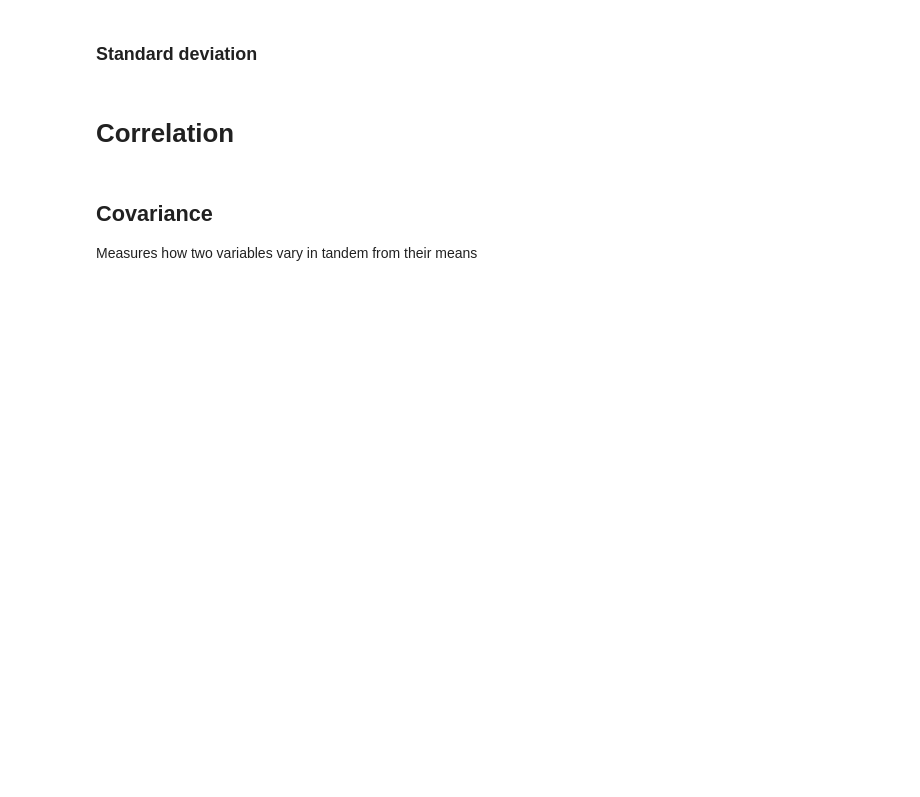
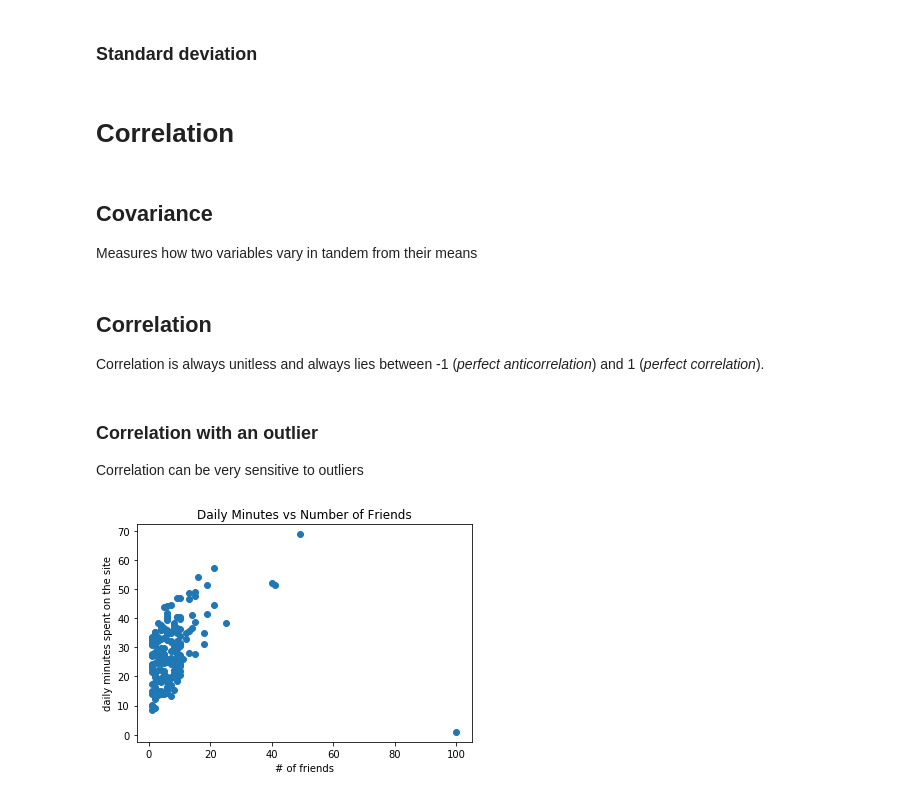
Before and after one commit to stigbd/dsfs, a Jupyter notebook: notebooks/Chapter_5_Statistics.ipynb, the cells around one changed output. Drawn from its saved outputs; the diff is of its cells as text; code cells hidden in the pictures; blank space fills up the shorter version.

```diff
--- a/notebooks/Chapter_5_Statistics.ipynb
+++ b/notebooks/Chapter_5_Statistics.ipynb
@@ -140,3 +137,6 @@ def covariance(xs: List[float], ys: List[float]) -> float:
 
 assert 22.42 < covariance(num_friends, daily_minutes) < 22.43
 assert 22.42 / 60 < covariance(num_friends, daily_hours) < 22.43 / 60
+# %% [markdown]
+## Correlation
+Correlation is always unitless and always lies between -1 (_perfect anticorrelation_) and 1 (_perfect correlation_).
@@ -142,0 +155,15 @@ assert 22.42 / 60 < covariance(num_friends, daily_hours) < 22.43 / 60
+# %% [markdown]
+### Correlation with an outlier
+Correlation can be very sensitive to outliers
+# %%
+# Plotting minutes per day against # of friends
+from matplotlib import pyplot as plt
+
+plt.scatter(num_friends, daily_minutes)
+
+plt.title("Daily Minutes vs Number of Friends")
+plt.xlabel("# of friends")
+plt.ylabel("daily minutes spent on the site")
+plt.show()
+# %% [output]
+[figure, added]
```
Also changed, not shown: parts of 5 cells of this notebook, 1 other file.
